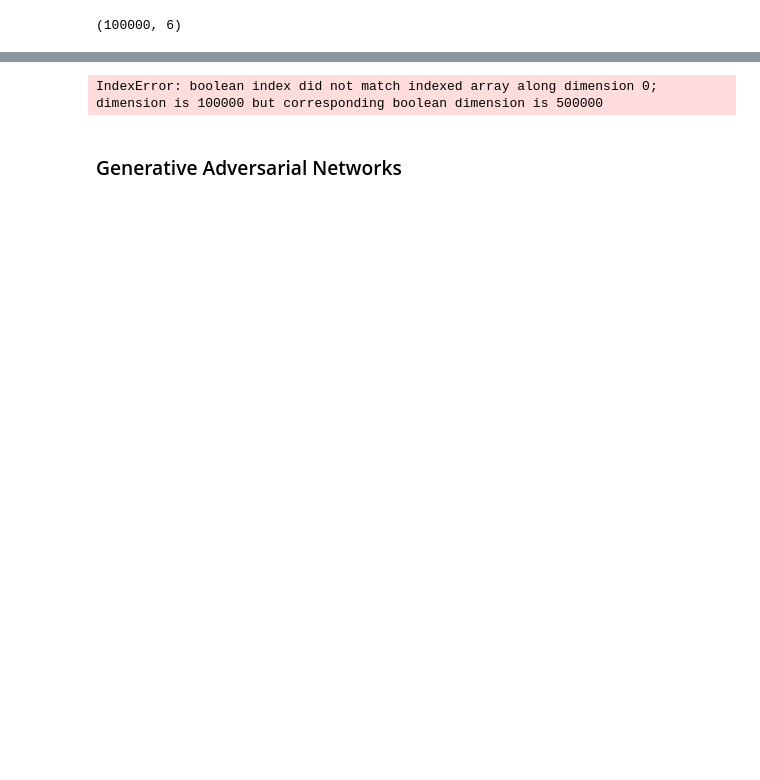
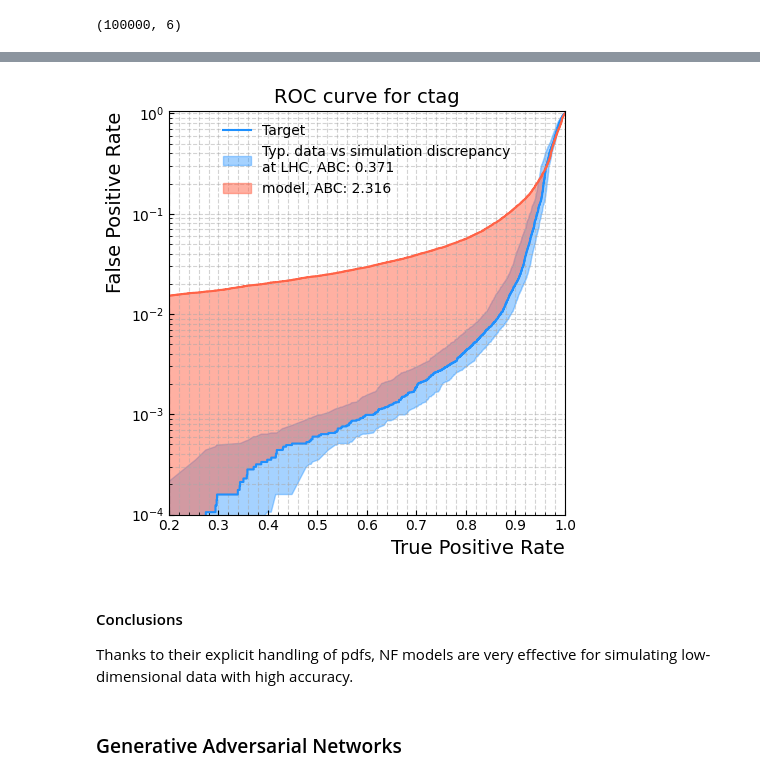
Before and after one commit to francesco-vaselli/iCSC-exercise, a Jupyter notebook: exercise.ipynb, the cells around one changed output, grey strips where cells are left out. Saved outputs shown, nothing was run; the diff lists cells and outputs as text; code cells hidden in the pictures; blank space fills up the shorter version.

```diff
--- a/exercise.ipynb
+++ b/exercise.ipynb
@@ -365,6 +462,10 @@ make_corner(reco_val_phys, samples, reco_features, "comp")
 # %%
-ctag = roc_curve_figure(reco_data, gen_data, model=samples, mode='ctag')
+ctag = roc_curve_figure(reco_val, gen_val, model=samples, mode='ctag')
 # %% [output]
-IndexError: boolean index did not match indexed array along dimension 0; dimension is 100000 but corresponding boolean dimension is 500000
+[figure, added]
+# %% [markdown]
+#### Conclusions
+
+Thanks to their explicit handling of pdfs, NF models are very effective for simulating low-dimensional data with high accuracy.
 # %% [markdown]
 ### Generative Adversarial Networks
```
Also changed, not shown: parts of 42 cells of this notebook, 4 other files.
